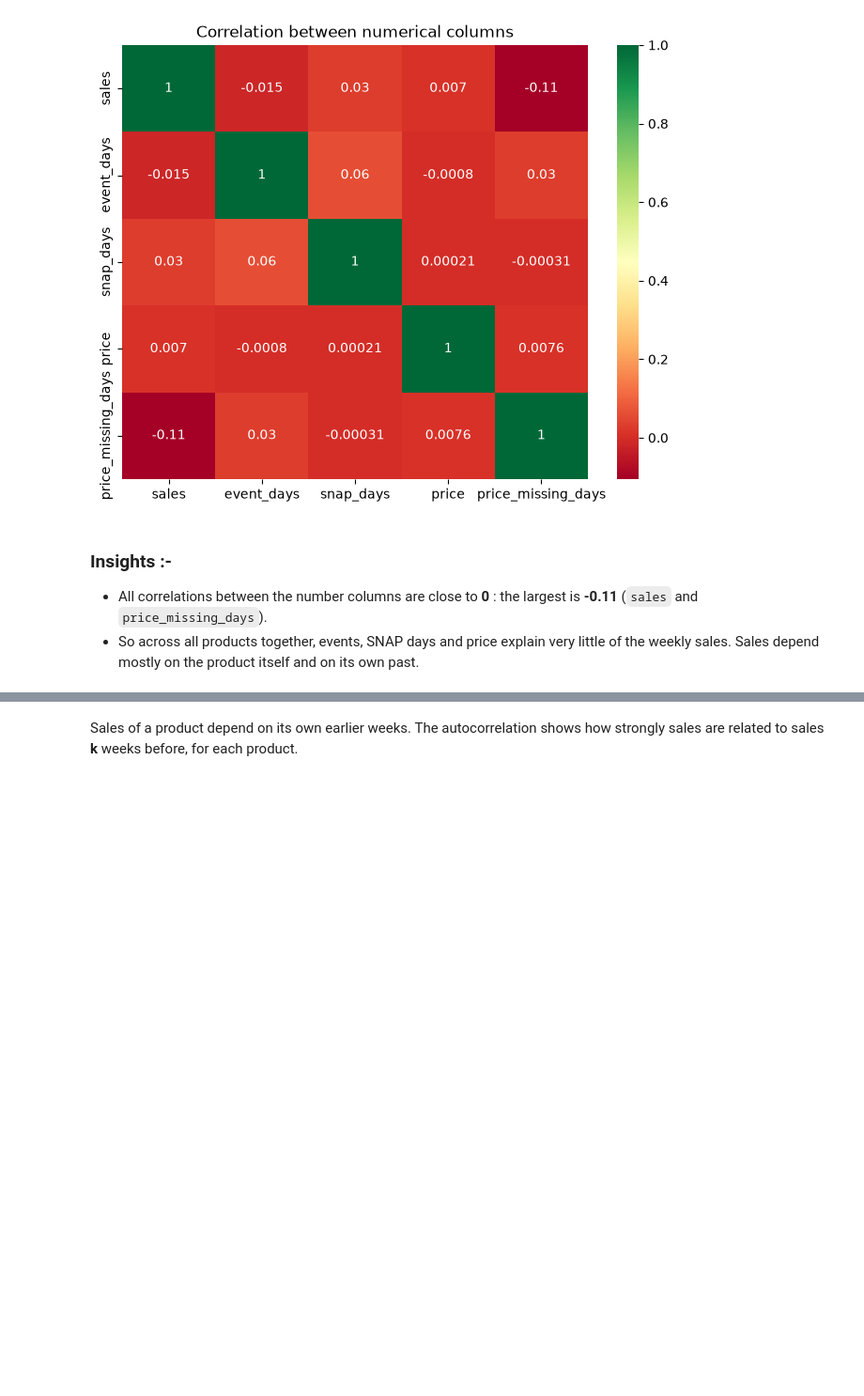
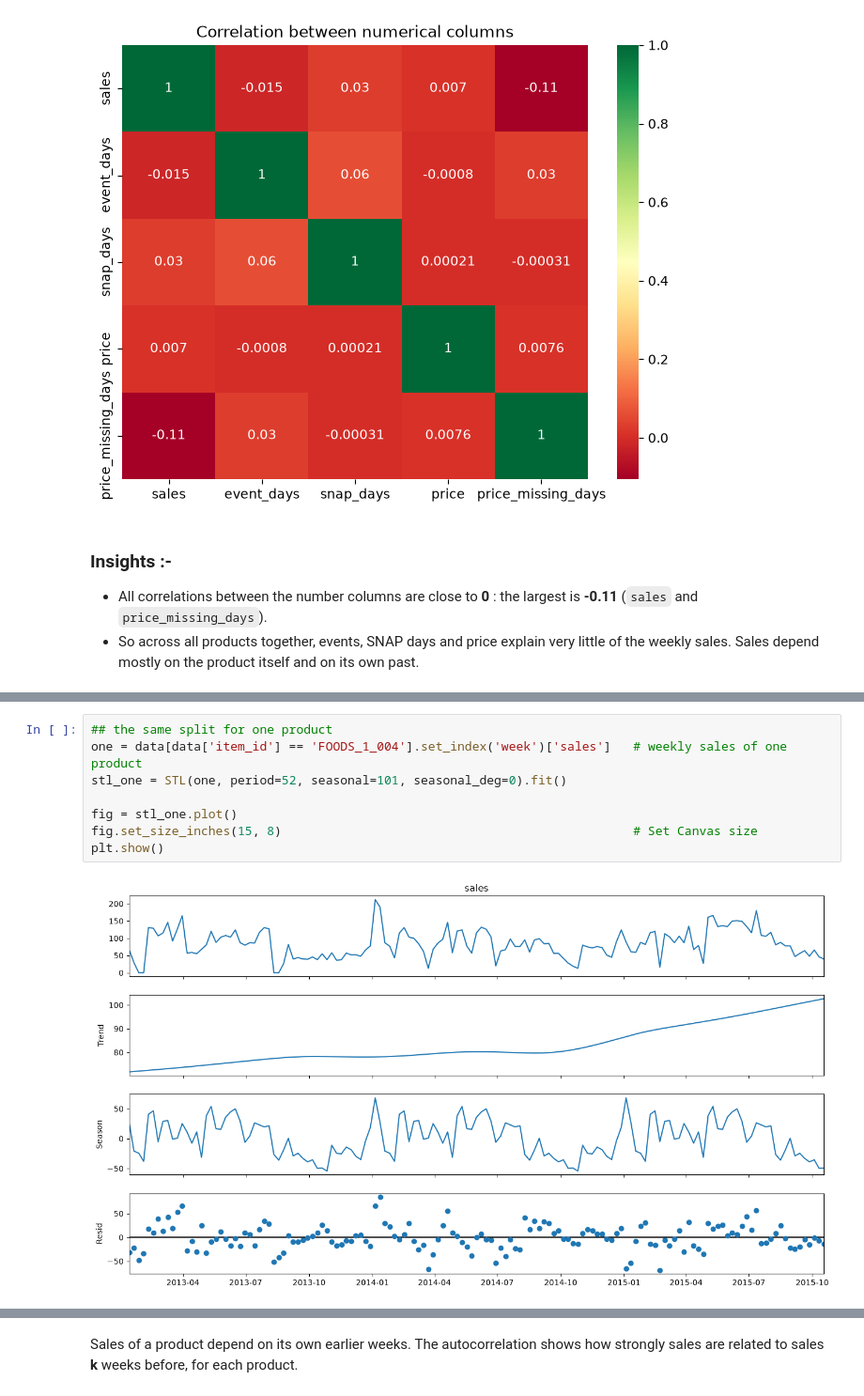
Before and after one commit to gujurialekha/StockWise-Inventory-Decision-Support, a Jupyter notebook: notebooks/03_eda.ipynb, the cells around one changed output, grey strips where cells are left out. Shown at 94% size. Saved outputs shown, nothing was run; the diff lists cells and outputs as text; blank space fills up the shorter version.

```diff
--- a/notebooks/03_eda.ipynb
+++ b/notebooks/03_eda.ipynb
@@ -525,0 +565,10 @@ plt.show()
+# %%
+## the same split for one product
+one = data[data['item_id'] == 'FOODS_1_004'].set_index('week')['sales']   # weekly sales of one product
+stl_one = STL(one, period=52, seasonal=101, seasonal_deg=0).fit()
+
+fig = stl_one.plot()
+fig.set_size_inches(15, 8)                                                # Set Canvas size
+plt.show()
+# %% [output]
+[figure, added]
```
Also changed, not shown: parts of 26 cells of this notebook.
